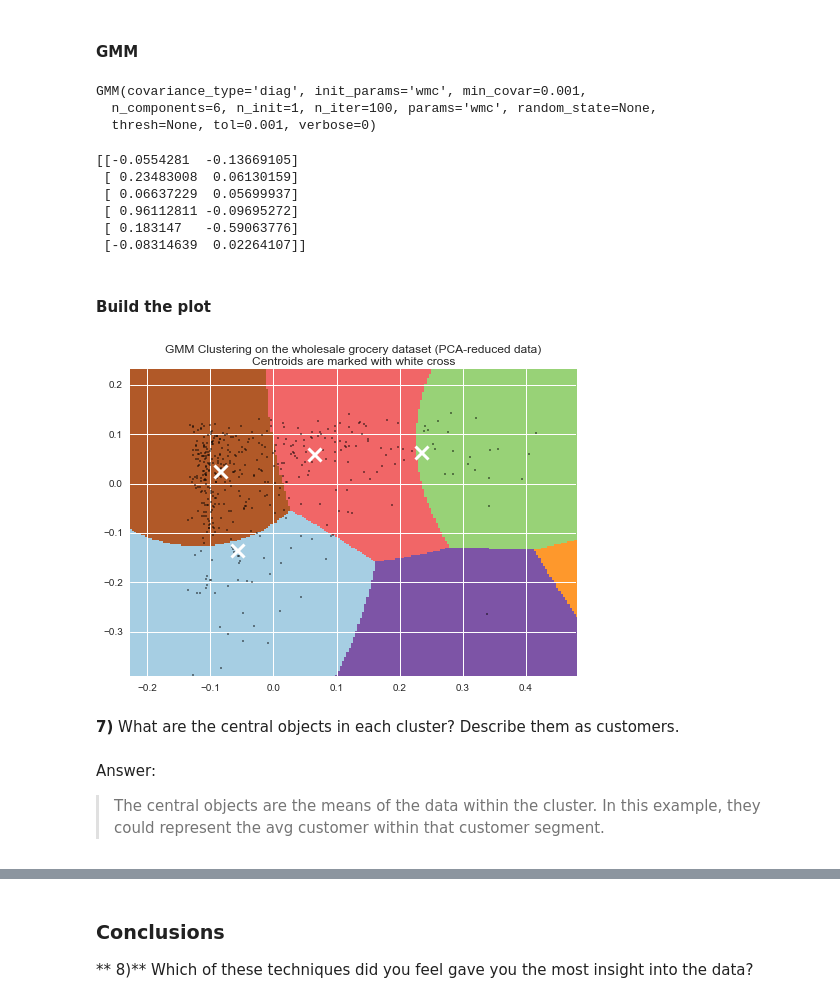
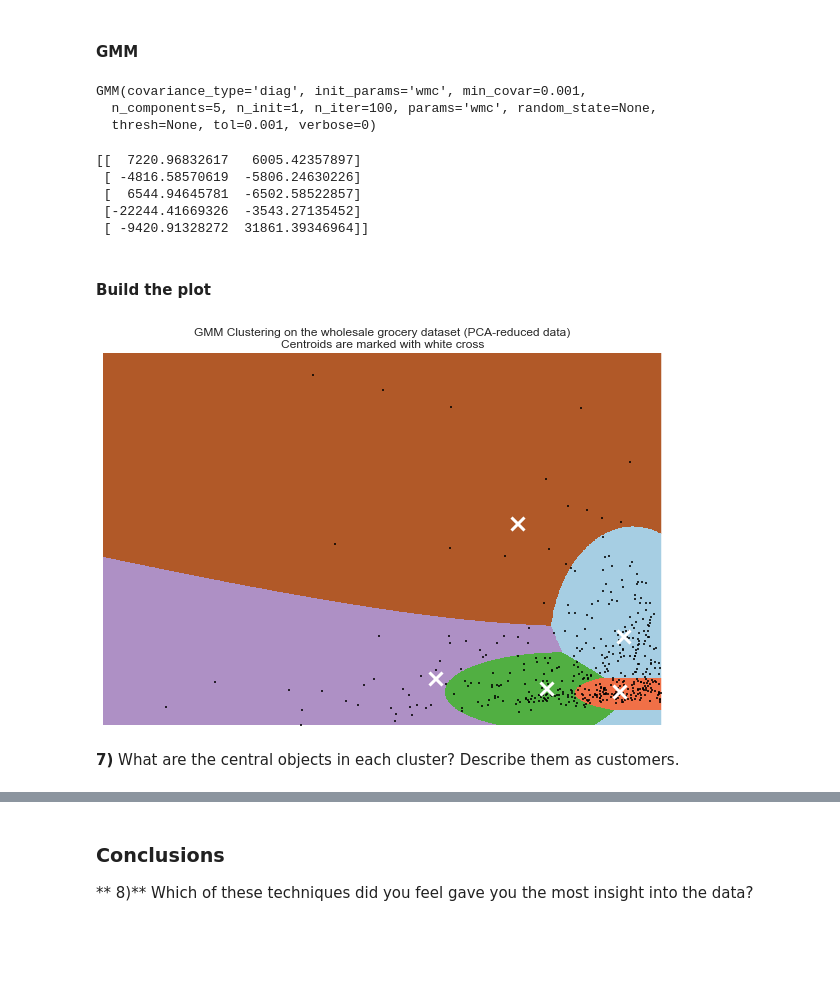
Before and after one commit to kcbighuge/p3-customer-segments, a Jupyter notebook: extras/customer_segments_editing.ipynb, the cells around one changed output, grey strips where cells are left out. Drawn from its saved outputs; the diff is of its cells as text; code cells hidden in the pictures; blank space fills up the shorter version.

```diff
--- a/extras/customer_segments_editing.ipynb
+++ b/extras/customer_segments_editing.ipynb
@@ -70,9 +72,6 @@ Grocery: 3 to 92780
 Frozen: 25 to 60869
 Detergents_Paper: 3 to 40827
 Delicatessen: 3 to 47943
-# %%
-# add new column for total spending
-data['total'] = data.sum(1)
 # %%
 data.head()
 # %% [output]
@@ -478,7 +483,7 @@ plt.show()
 # %%
 # TODO: Implement your clustering algorithm here, and fit it to the reduced data for visualization
 # The visualizer below assumes your clustering object is named 'clusters'
-est = GMM(n_components=6, covariance_type='diag', random_state=None, thresh=None, tol=0.001, \
+est = GMM(n_components=5, covariance_type='diag', random_state=None, thresh=None, tol=0.001, \
           min_covar=0.001, n_iter=100, n_init=1, params='wmc', init_params='wmc', verbose=0)
 
 clusters = est.fit(reduced_data)
@@ -486,7 +491,7 @@ clusters = est.fit(reduced_data)
 print clusters
 # %% [output]
 GMM(covariance_type='diag', init_params='wmc', min_covar=0.001,
-  n_components=6, n_init=1, n_iter=100, params='wmc', random_state=None,
+  n_components=5, n_init=1, n_iter=100, params='wmc', random_state=None,
   thresh=None, tol=0.001, verbose=0)
 # %%
 # TODO: Find the centroids for KMeans or the cluster means for GMM
@@ -494,12 +499,11 @@ GMM(covariance_type='diag', init_params='wmc', min_covar=0.001,
 centroids = clusters.means_
 print centroids
 # %% [output]
-[[-0.0554281  -0.13669105]
- [ 0.23483008  0.06130159]
- [ 0.06637229  0.05699937]
- [ 0.96112811 -0.09695272]
- [ 0.183147   -0.59063776]
- [-0.08314639  0.02264107]]
+[[  7220.96832617   6005.42357897]
+ [ -4816.58570619  -5806.24630226]
+ [  6544.94645781  -6502.58522857]
+ [-22244.41669326  -3543.27135452]
+ [ -9420.91328272  31861.39346964]]
 # %% [markdown]
 #### Build the plot
 # %%
@@ -515,28 +519,26 @@ Z = clusters.predict(np.c_[xx.ravel(), yy.ravel()])
 # %%
 # Put the result into a color plot
 Z = Z.reshape(xx.shape)
 plt.figure(1)
 plt.clf()
 plt.imshow(Z, interpolation='nearest',
            extent=(xx.min(), xx.max(), yy.min(), yy.max()),
            cmap=plt.cm.Paired,
            aspect='auto', origin='lower')
 
-plt.plot(reduced_data[:, 0], reduced_data[:, 1], 'k.', markersize=3)
+plt.plot(reduced_data[:, 0], reduced_data[:, 1], 'k.', markersize=4)
 plt.scatter(centroids[:, 0], centroids[:, 1],
             marker='x', s=169, linewidths=3,
             color='w', zorder=10)
 plt.title('GMM Clustering on the wholesale grocery dataset (PCA-reduced data)\n'
           'Centroids are marked with white cross')
-plt.xlim(x_min/5, x_max/5)
-plt.ylim(y_min/5, y_max/5)
-#plt.xticks(())
-#plt.yticks(())
+plt.xlim(x_min/1.4, x_max)
+plt.ylim(y_min, y_max/1.4)
+plt.xticks(())
+plt.yticks(())
+plt.gcf().set_size_inches(10,6.67)
 plt.show()
 # %% [output]
-[figure, old version]
+[figure, new version]
 # %% [markdown]
 **7)** What are the central objects in each cluster? Describe them as customers.
-# %% [markdown]
-Answer:
-> The central objects are the means of the data within the cluster. In this example, they could represent the avg customer within that customer segment.
```
Also changed, not shown: parts of 5 cells of this notebook, 1 other file.
